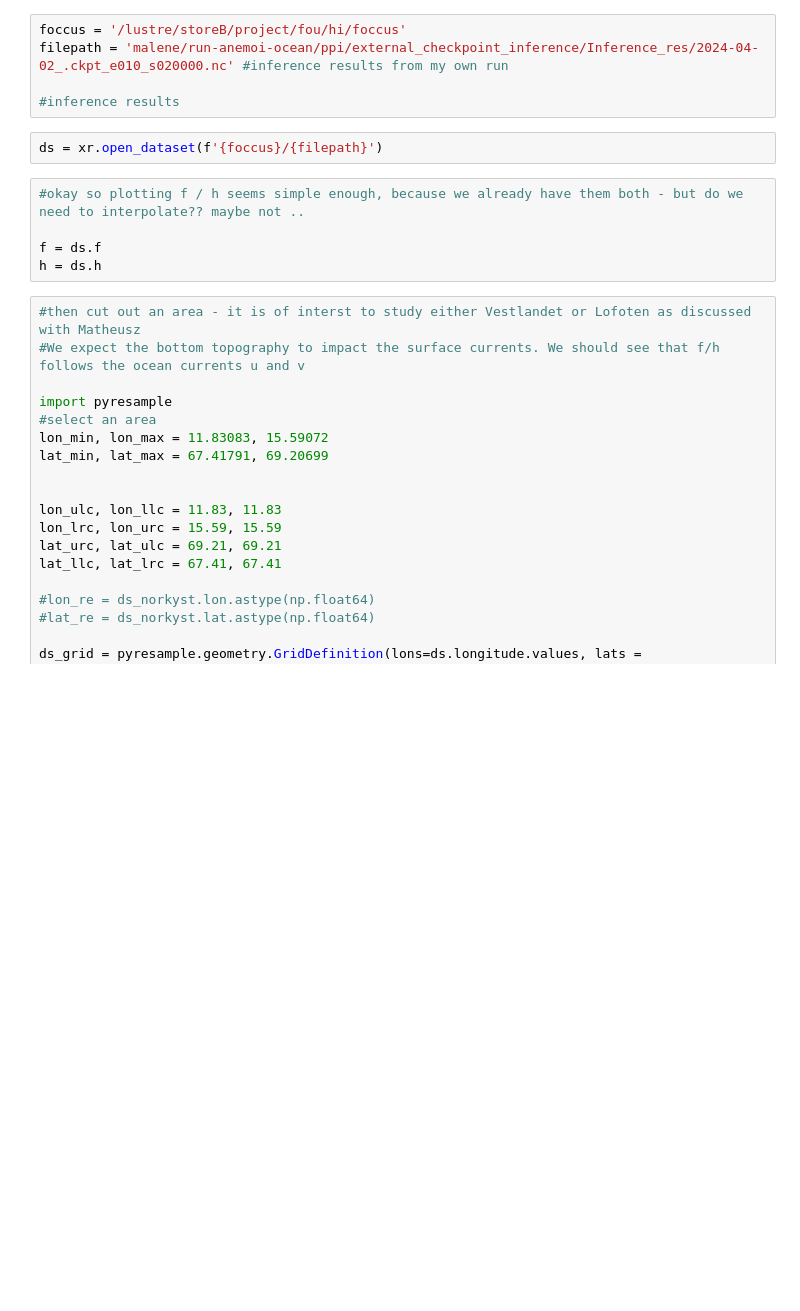
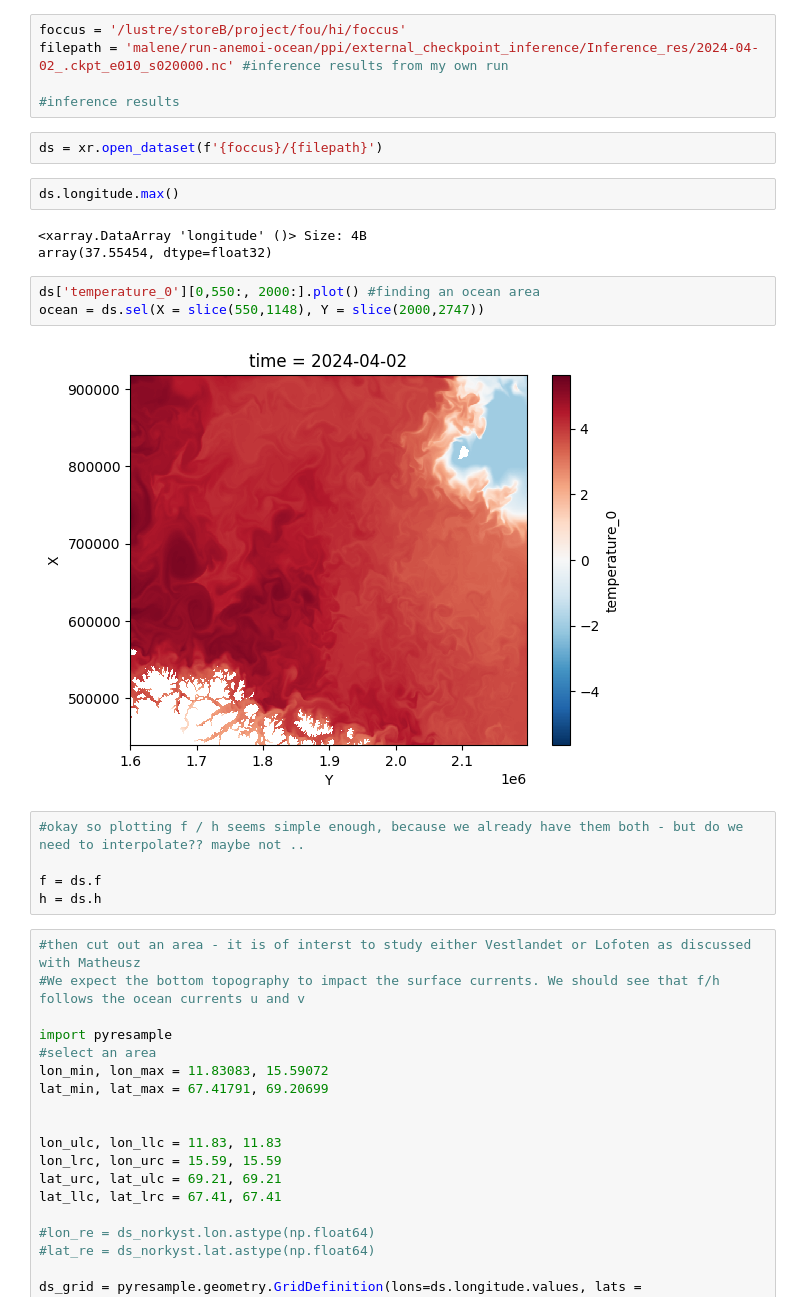
Before and after one commit to metno/ocean-ai, a Jupyter notebook: plot/contourlines.ipynb, the cells around one changed output. Cells and saved outputs as stored; diff of their text form; blank space fills up the shorter version.

```diff
--- a/plot/contourlines.ipynb
+++ b/plot/contourlines.ipynb
@@ -13,6 +13,16 @@ filepath = 'malene/run-anemoi-ocean/ppi/external_checkpoint_inference/Inference_
 #inference results
 # %%
 ds = xr.open_dataset(f'{foccus}/{filepath}')
+# %%
+ds.longitude.max()
+# %% [output]
+<xarray.DataArray 'longitude' ()> Size: 4B
+array(37.55454, dtype=float32)
+# %%
+ds['temperature_0'][0,550:, 2000:].plot() #finding an ocean area
+ocean = ds.sel(X = slice(550,1148), Y = slice(2000,2747))
+# %% [output]
+[figure, added]
 # %%
 #okay so plotting f / h seems simple enough, because we already have them both - but do we need to interpolate?? maybe not ..
 
```
Also changed, not shown: parts of 8 cells of this notebook.
